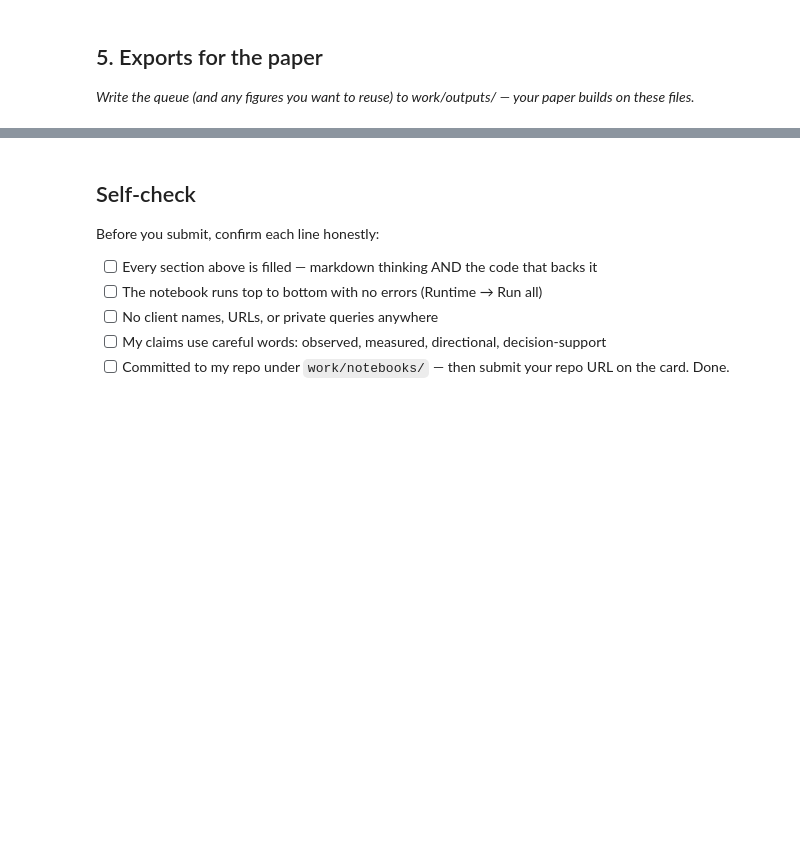
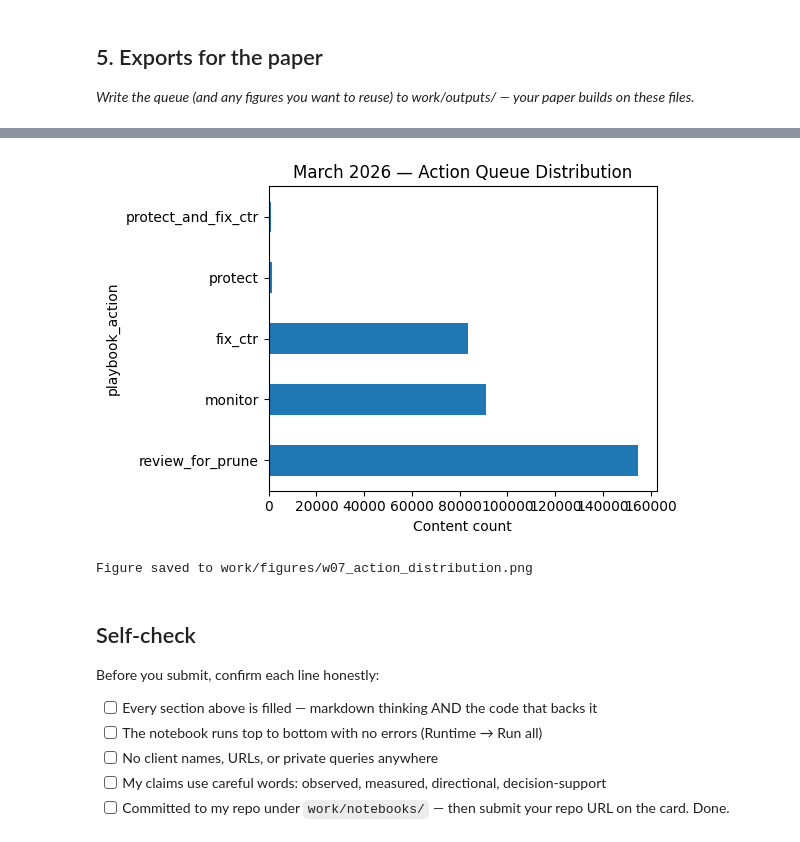
Before and after one commit to CaesarGhazi/Flyrank, a Jupyter notebook: work/notebooks/w07_action_playbook.ipynb, the cells around one changed output, grey strips where cells are left out. Saved outputs shown, nothing was run; the diff lists cells and outputs as text; code cells hidden in the pictures; blank space fills up the shorter version.

```diff
--- a/work/notebooks/w07_action_playbook.ipynb
+++ b/work/notebooks/w07_action_playbook.ipynb
@@ -12,0 +96,26 @@ This skeleton is yours to fill. Work the sections **in order** — each one has
+# %%
+# This cell is for CODE (numbers, a query, a check).
+# Write your text answer in the cell ABOVE this one — typing sentences here breaks Run All.
+
+# Archetype to action mapping (Cluster 0 = long tail/low visibility, Cluster 1 = high performers)
+def archetype_action(row):
+    if row["cluster"] == 1 and row["baseline_action"] == "fix_ctr":
+        return "protect_and_fix_ctr", "high-traffic content underperforming on clicks — highest-value fix"
+    if row["cluster"] == 1:
+        return "protect", "high-traffic content already converting reasonably — preserve visibility"
+    if row["cluster"] == 0 and row["baseline_action"] == "fix_ctr":
+        return "fix_ctr", "ranks on page 1 but low CTR — fixable metadata/snippet issue"
+    if row["gsc_impressions"] == 0:
+        return "review_for_prune", "zero visibility this month — candidate for prune or deeper review"
+    return "monitor", "long-tail content, no urgent signal this month"
+
+content_level[["playbook_action","playbook_reason"]] = content_level.apply(
+    lambda r: pd.Series(archetype_action(r)), axis=1
+)
+
+action_priority = {"protect_and_fix_ctr": 100, "fix_ctr": 80, "protect": 60, "review_for_prune": 30, "monitor": 10}
+content_level["priority_score"] = content_level["playbook_action"].map(action_priority)
+
+queue = content_level.sort_values("priority_score", ascending=False).reset_index(drop=True)
+print(queue["playbook_action"].value_counts())
+queue.head(15)[["client_hash_id","content_hash_id","cluster","playbook_action","playbook_reason","gsc_impressions","gsc_avg_position","ctr"]]
@@ -44,3 +232,18 @@ This skeleton is yours to fill. Work the sections **in order** — each one has
+# %%
+# A simple reusable figure for the paper
+import matplotlib.pyplot as plt
+
+fig, ax = plt.subplots(figsize=(6,4))
+queue["playbook_action"].value_counts().plot(kind="barh", ax=ax)
+ax.set_xlabel("Content count")
+ax.set_title("March 2026 — Action Queue Distribution")
+plt.tight_layout()
+plt.savefig("work/figures/w07_action_distribution.png", dpi=150)
+plt.show()
+print("Figure saved to work/figures/w07_action_distribution.png")
+# %% [output]
+[figure, added]
+Figure saved to work/figures/w07_action_distribution.png
 # %% [markdown]
 ## Self-check
 
```
Also changed, not shown: parts of 14 cells of this notebook.
